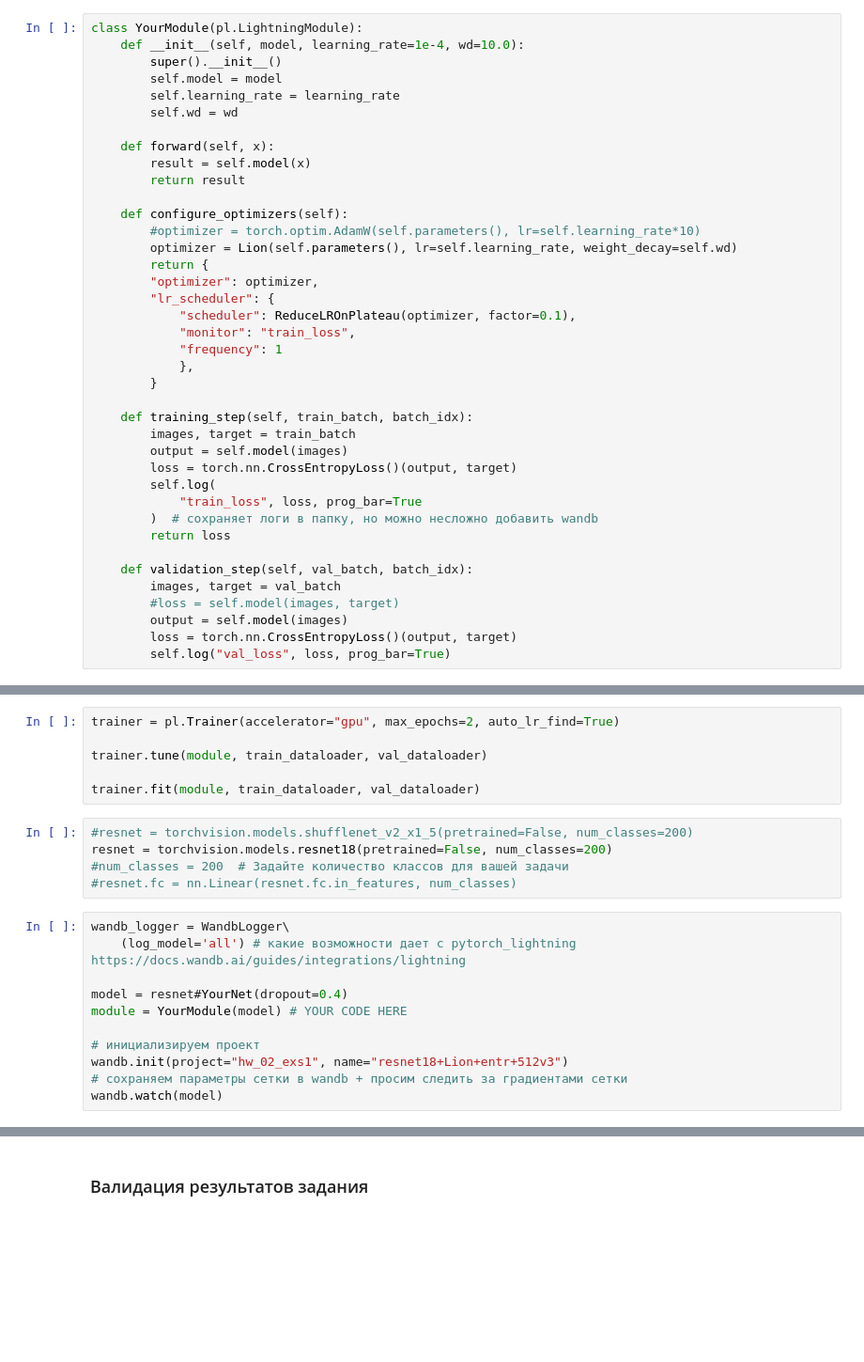
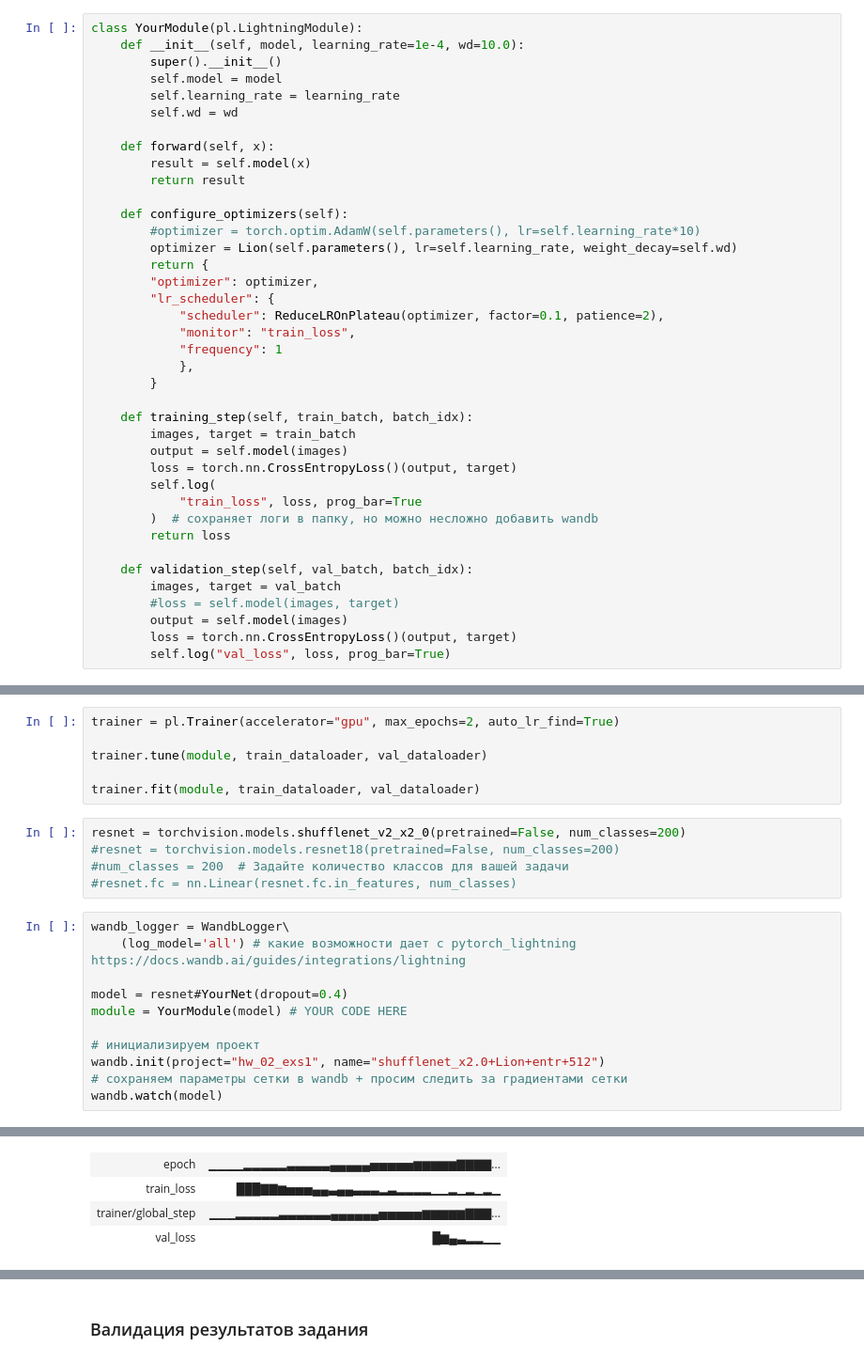
Before and after one commit to evslou/DS, a Jupyter notebook: DL/DL_hw_02.ipynb, the cells around one changed output, grey strips where cells are left out. Shown at 94% size. Saved outputs shown, nothing was run; the diff lists cells and outputs as text; blank space fills up the shorter version.

```diff
--- a/DL/DL_hw_02.ipynb
+++ b/DL/DL_hw_02.ipynb
@@ -349,7 +349,7 @@ class YourModule(pl.LightningModule):
         return {
         "optimizer": optimizer,
         "lr_scheduler": {
-            "scheduler": ReduceLROnPlateau(optimizer, factor=0.1),
+            "scheduler": ReduceLROnPlateau(optimizer, factor=0.1, patience=2),
             "monitor": "train_loss",
             "frequency": 1
             },
@@ -385,8 +385,8 @@ trainer.tune(module, train_dataloader, val_dataloader)
 
 trainer.fit(module, train_dataloader, val_dataloader)
 # %%
-#resnet = torchvision.models.shufflenet_v2_x1_5(pretrained=False, num_classes=200)
-resnet = torchvision.models.resnet18(pretrained=False, num_classes=200)
+resnet = torchvision.models.shufflenet_v2_x2_0(pretrained=False, num_classes=200)
+#resnet = torchvision.models.resnet18(pretrained=False, num_classes=200)
 #num_classes = 200  # Задайте количество классов для вашей задачи
 #resnet.fc = nn.Linear(resnet.fc.in_features, num_classes)
 # %%
@@ -397,7 +397,7 @@ model = resnet#YourNet(dropout=0.4)
 module = YourModule(model) # YOUR CODE HERE
 
 # инициализируем проект
-wandb.init(project="hw_02_exs1", name="resnet18+Lion+entr+512v3")
+wandb.init(project="hw_02_exs1", name="shufflenet_x2.0+Lion+entr+512")
 # сохраняем параметры сетки в wandb + просим следить за градиентами сетки
 wandb.watch(model)
 # %% [output]
@@ -406,0 +408,4 @@ wandb: WARNING Source type is set to 'repo' but some required information is mis
+| epoch | ▁▁▁▁▂▂▂▂▂▃▃▃▃▃▄▄▄▄▄▅▅▅▅▅▆▆▆▆▆▇▇▇▇... |
+| train_loss | ███▇▇▆▅▅▅▄▄▃▄▄▃▃▃▂▃▂▂▂▂▁▁▂▁▂▁▂▁ |
+| trainer/global_step | ▁▁▁▂▂▂▂▂▃▃▃▃▃▃▄▄▄▄▄▄▅▅▅▅▅▆▆▆▆▆▇▇▇... |
+| val_loss | █▆▄▃▂▂▁▁ |
```
Also changed, not shown: parts of 4 cells of this notebook.
